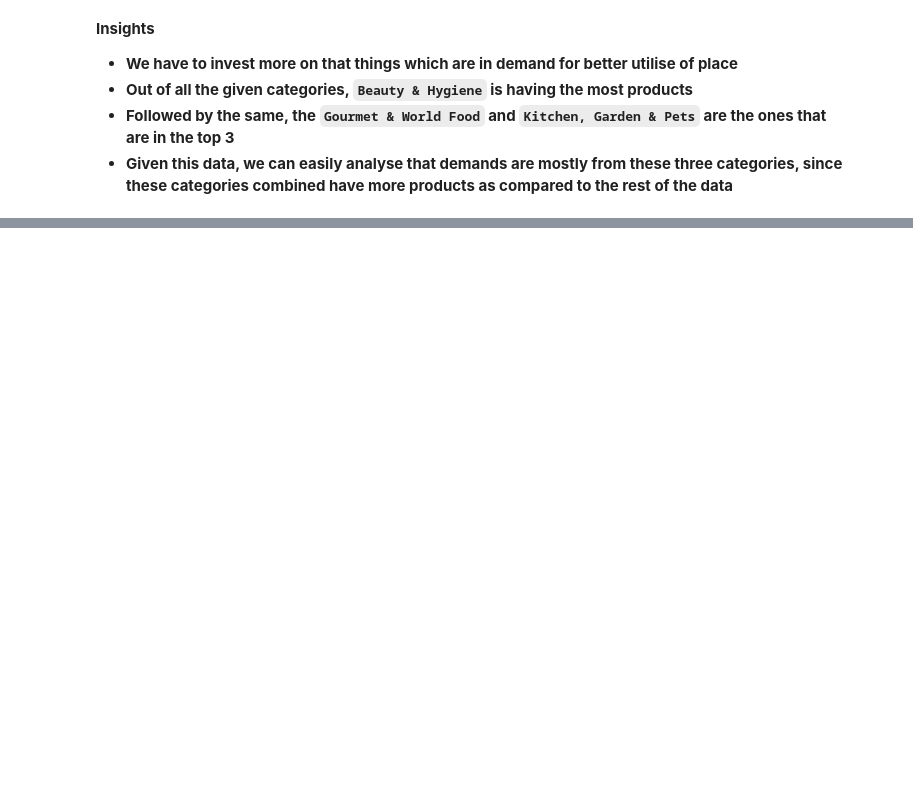
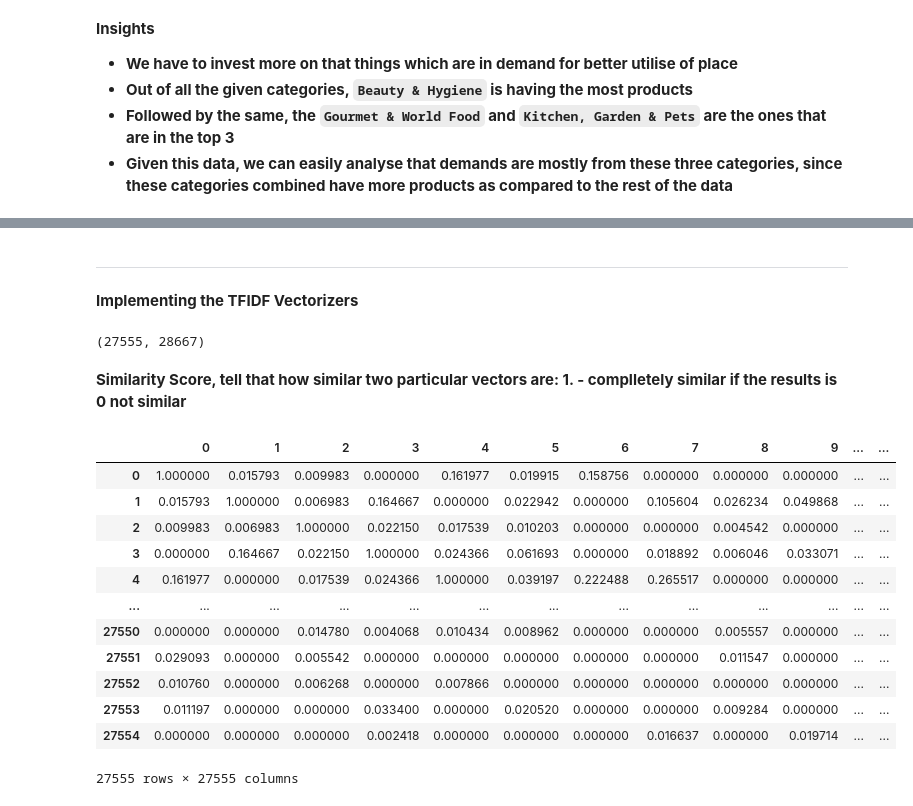
Before and after one commit to quantumhome/DataAnalysisCaseStudy, a Jupyter notebook: 31stMay_BigBasket_Dev.ipynb, the cells around one changed output, grey strips where cells are left out. Saved outputs shown, nothing was run; the diff lists cells and outputs as text; code cells hidden in the pictures; blank space fills up the shorter version.

```diff
--- a/31stMay_BigBasket_Dev.ipynb
+++ b/31stMay_BigBasket_Dev.ipynb
@@ -198,0 +614,2 @@ fig.show()
+# %%
+df = df.dropna()
@@ -198,0 +721,32 @@ fig.show()
+# %% [markdown]
+<hr>
+
+**Implementing the TFIDF Vectorizers**
+# %%
+tfidf = TfidfVectorizer(stop_words= "english")
+
+tfidf_matrix = tfidf.fit_transform(df["description"])
+# %%
+tfidf_matrix.shape
+# %% [output]
+(27555, 28667)
+# %% [markdown]
+**Similarity Score, tell that how similar two particular vectors are: 1. - complletely similar if the results is 0 not similar**
+# %%
+sim_matrix = linear_kernel(tfidf_matrix, tfidf_matrix)
+# %%
+pd.DataFrame(sim_matrix)
+# %% [output]
+|  | 0 | 1 | 2 | 3 | 4 | 5 | 6 | 7 | 8 | 9 | ... | ... |
+| 0 | 1.000000 | 0.015793 | 0.009983 | 0.000000 | 0.161977 | 0.019915 | 0.158756 | 0.000000 | 0.000000 | 0.000000 | ... | ... |
+| 1 | 0.015793 | 1.000000 | 0.006983 | 0.164667 | 0.000000 | 0.022942 | 0.000000 | 0.105604 | 0.026234 | 0.049868 | ... | ... |
+| 2 | 0.009983 | 0.006983 | 1.000000 | 0.022150 | 0.017539 | 0.010203 | 0.000000 | 0.000000 | 0.004542 | 0.000000 | ... | ... |
+| 3 | 0.000000 | 0.164667 | 0.022150 | 1.000000 | 0.024366 | 0.061693 | 0.000000 | 0.018892 | 0.006046 | 0.033071 | ... | ... |
+| 4 | 0.161977 | 0.000000 | 0.017539 | 0.024366 | 1.000000 | 0.039197 | 0.222488 | 0.265517 | 0.000000 | 0.000000 | ... | ... |
+| ... | ... | ... | ... | ... | ... | ... | ... | ... | ... | ... | ... | ... |
+| 27550 | 0.000000 | 0.000000 | 0.014780 | 0.004068 | 0.010434 | 0.008962 | 0.000000 | 0.000000 | 0.005557 | 0.000000 | ... | ... |
+| 27551 | 0.029093 | 0.000000 | 0.005542 | 0.000000 | 0.000000 | 0.000000 | 0.000000 | 0.000000 | 0.011547 | 0.000000 | ... | ... |
+| 27552 | 0.010760 | 0.000000 | 0.006268 | 0.000000 | 0.007866 | 0.000000 | 0.000000 | 0.000000 | 0.000000 | 0.000000 | ... | ... |
+| 27553 | 0.011197 | 0.000000 | 0.000000 | 0.033400 | 0.000000 | 0.020520 | 0.000000 | 0.000000 | 0.009284 | 0.000000 | ... | ... |
+| 27554 | 0.000000 | 0.000000 | 0.000000 | 0.002418 | 0.000000 | 0.000000 | 0.000000 | 0.016637 | 0.000000 | 0.019714 | ... | ... |
+27555 rows × 27555 columns
```
Also changed, not shown: parts of 76 cells of this notebook.
